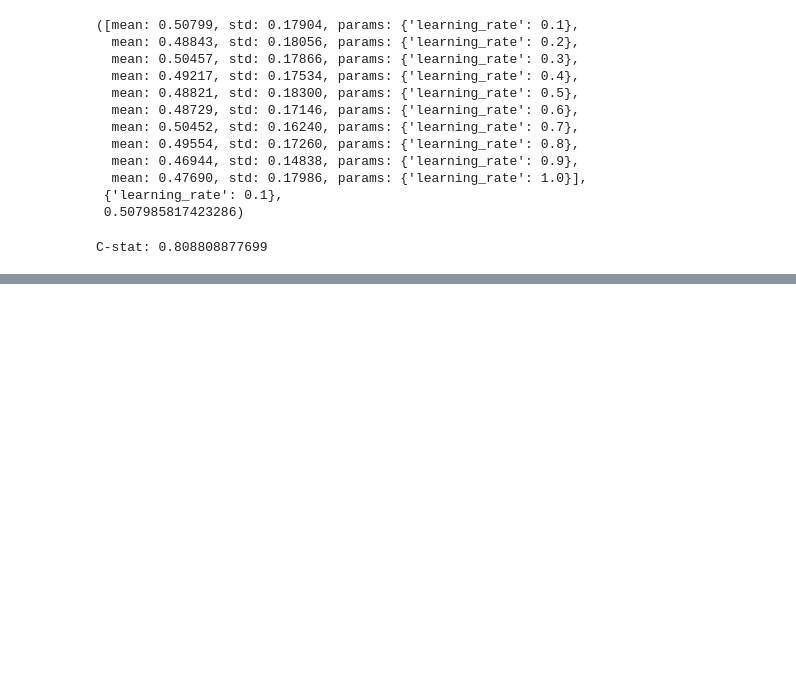
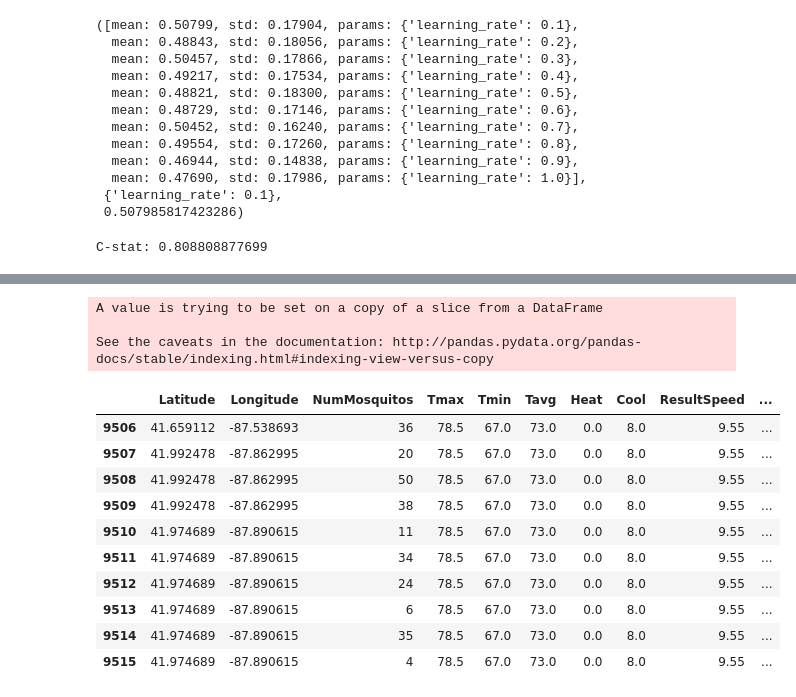
Before and after one commit to blissofts/puracticu, a Jupyter notebook: West Nile2.ipynb, the cells around one changed output, grey strips where cells are left out. Cells and saved outputs as stored; diff of their text form; code cells hidden in the pictures; blank space fills up the shorter version.

```diff
--- a/West Nile2.ipynb
+++ b/West Nile2.ipynb
@@ -848,9 +873,9 @@ plt.title('Decision Tree Cross Validation, 10 Fold')
 
 plt.show()
 # %%
-#z = x.copy()
-#z['WnvPresent'] = y.copy()
-#raichu_train = z.convert_objects(convert_numeric=True)
+z = x.copy()
+z['WnvPresent'] = y.copy()
+raichu_train = z.convert_objects(convert_numeric=True)
 # %%
-#test = raichu_train.tail(1000)
-#test.head(5)
+test = raichu_train.tail(1000)
+test.head(5)
@@ -857,6 +889,22 @@ plt.show()
 # %%
-#res = test['WnvPresent']
-#test.drop("WnvPresent", axis=1, inplace=True)
+res = test['WnvPresent']
+test.drop("WnvPresent", axis=1, inplace=True)
+# %% [output]
+A value is trying to be set on a copy of a slice from a DataFrame
+
+See the caveats in the documentation: http://pandas.pydata.org/pandas-docs/stable/indexing.html#indexing-view-versus-copy
 # %%
-#test.head(10)
+test.head(10)
+# %% [output]
+|  | Latitude | Longitude | NumMosquitos | Tmax | Tmin | Tavg | Heat | Cool | ResultSpeed | ... |
+| 9506 | 41.659112 | -87.538693 | 36 | 78.5 | 67.0 | 73.0 | 0.0 | 8.0 | 9.55 | ... |
+| 9507 | 41.992478 | -87.862995 | 20 | 78.5 | 67.0 | 73.0 | 0.0 | 8.0 | 9.55 | ... |
+| 9508 | 41.992478 | -87.862995 | 50 | 78.5 | 67.0 | 73.0 | 0.0 | 8.0 | 9.55 | ... |
+| 9509 | 41.992478 | -87.862995 | 38 | 78.5 | 67.0 | 73.0 | 0.0 | 8.0 | 9.55 | ... |
+| 9510 | 41.974689 | -87.890615 | 11 | 78.5 | 67.0 | 73.0 | 0.0 | 8.0 | 9.55 | ... |
+| 9511 | 41.974689 | -87.890615 | 34 | 78.5 | 67.0 | 73.0 | 0.0 | 8.0 | 9.55 | ... |
+| 9512 | 41.974689 | -87.890615 | 24 | 78.5 | 67.0 | 73.0 | 0.0 | 8.0 | 9.55 | ... |
+| 9513 | 41.974689 | -87.890615 | 6 | 78.5 | 67.0 | 73.0 | 0.0 | 8.0 | 9.55 | ... |
+| 9514 | 41.974689 | -87.890615 | 35 | 78.5 | 67.0 | 73.0 | 0.0 | 8.0 | 9.55 | ... |
+| 9515 | 41.974689 | -87.890615 | 4 | 78.5 | 67.0 | 73.0 | 0.0 | 8.0 | 9.55 | ... |
 # %%
```
Also changed, not shown: parts of 12 cells of this notebook.
